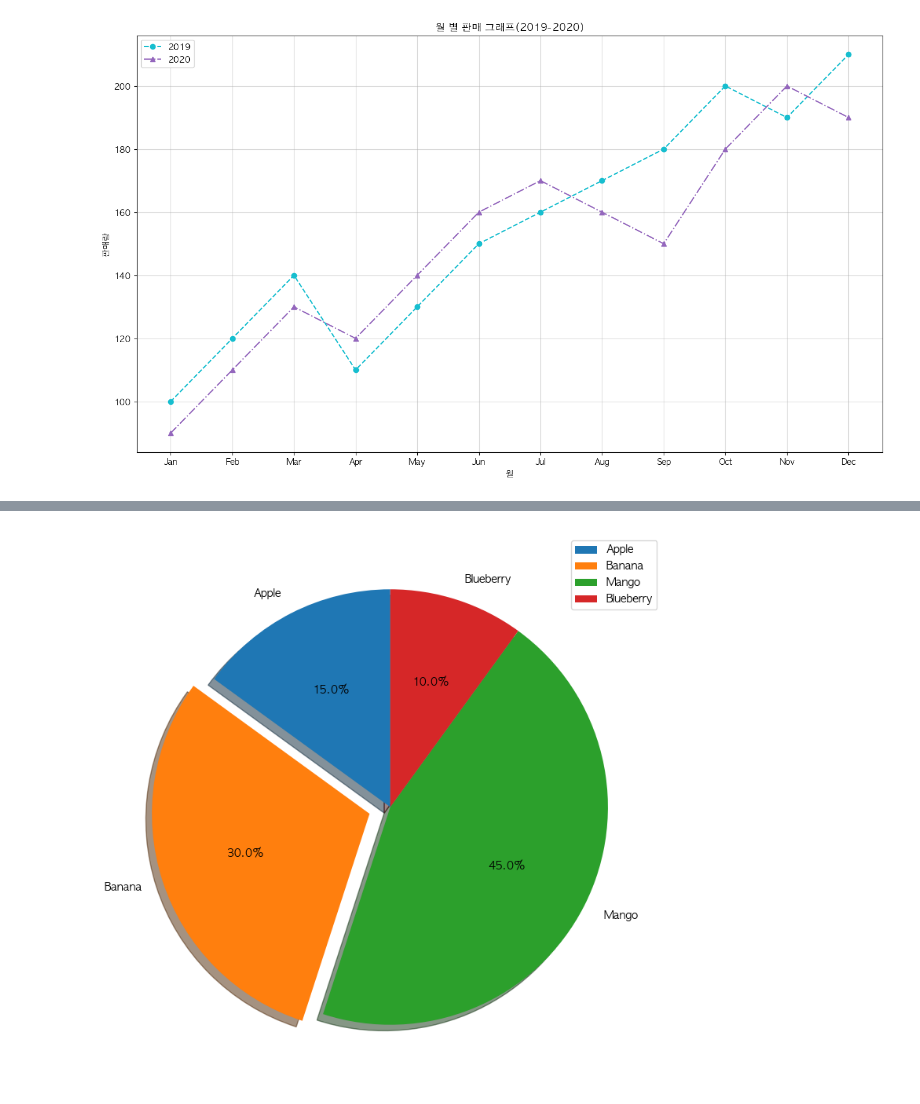
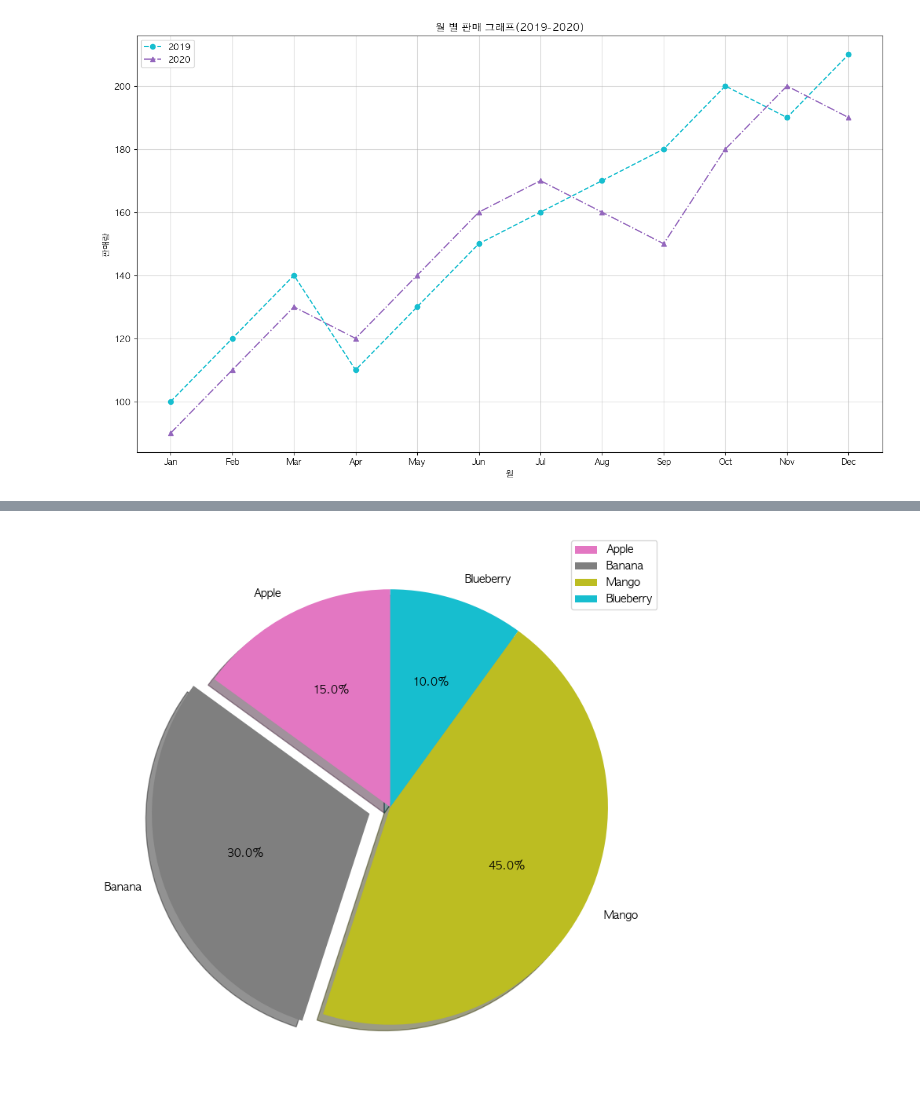
Before and after one commit to jongsoo0603/Practice1, a Jupyter notebook: Python/practice/7thDay.ipynb, the cells around one changed output, grey strips where cells are left out. Cells and saved outputs as stored; diff of their text form; code cells hidden in the pictures.

```diff
--- a/Python/practice/7thDay.ipynb
+++ b/Python/practice/7thDay.ipynb
@@ -83,14 +82,14 @@ Text(0.5, 1.0, '바 차트')
 # %%
 labels = ['Apple', 'Banana', 'Mango', 'Blueberry']
 sizes = [15, 30, 45, 10]
 explode = (0, 0.1, 0, 0)  # Banana 부분에서만 강조하기 위해
 plt.figure(figsize=(16,9))
-plt.pie(sizes, explode = explode, labels=labels, autopct="%.1f%%", startangle = 90, shadow = True)
+plt.pie(sizes, explode = explode, labels=labels, autopct="%.1f%%", startangle = 90, shadow = True, colors = ['C6','C7','C8','C9'])
 plt.legend()
 plt.summer()
 plt.show()
 # %% [output]
-[figure, old version]
+[figure, new version]
 # %%
 x = np.linspace(0, 10, 100)
 sin = np.sin(x)
```
Also changed, not shown: parts of 3 cells of this notebook, 10 other files.
